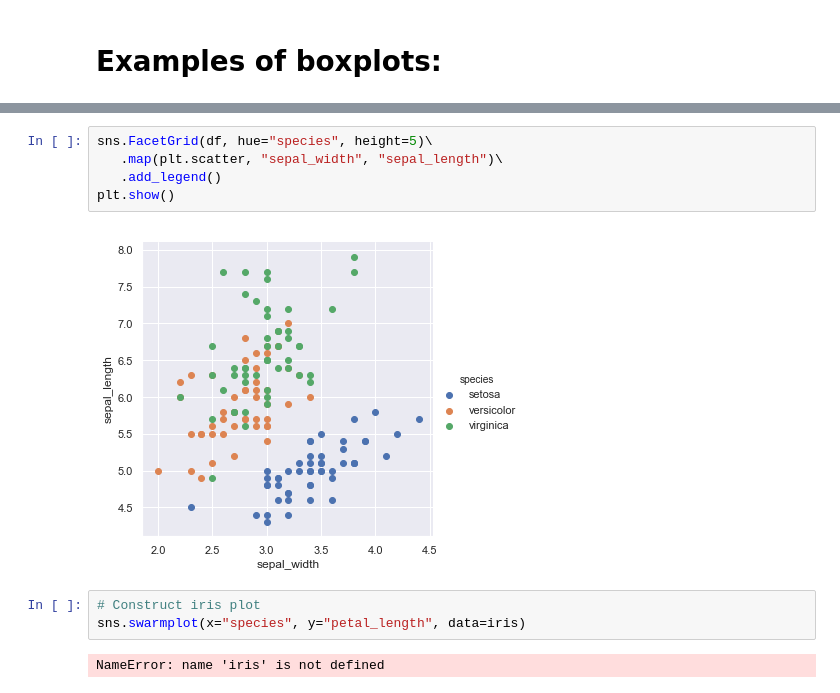
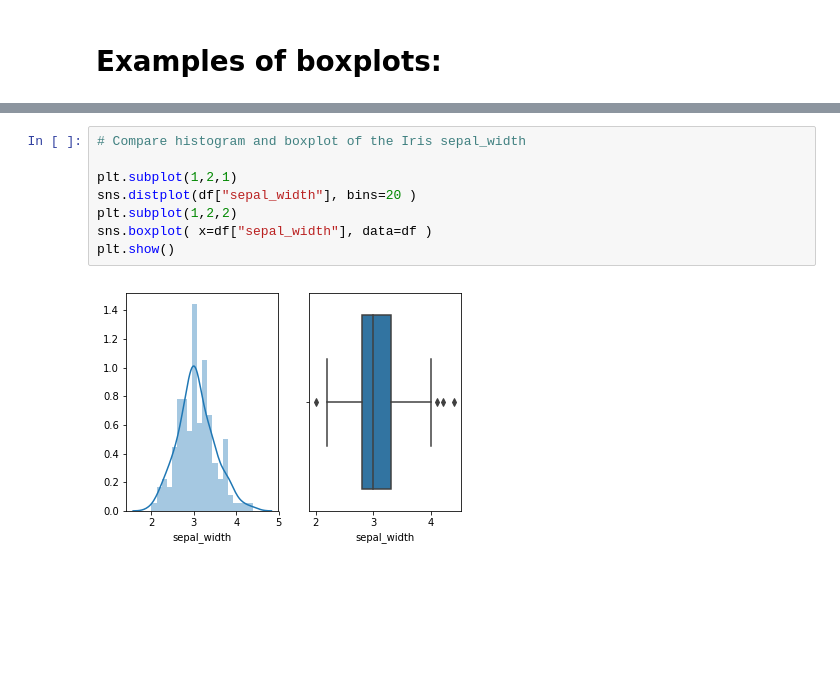
Before and after one commit to mikequaid/Proj-Funda, a Jupyter notebook: boxplot.ipynb, the cells around one changed output, grey strips where cells are left out. Drawn from its saved outputs; the diff is of its cells as text; blank space fills up the shorter version.

```diff
--- a/boxplot.ipynb
+++ b/boxplot.ipynb
@@ -207,12 +178,10 @@ A "bee swarm" plot shows that in this dataset there are lots of data near 10 and
-# %%
-sns.FacetGrid(df, hue="species", height=5)\
-   .map(plt.scatter, "sepal_width", "sepal_length")\
-   .add_legend()
-plt.show()
-# %% [output]
-[figure, removed]
-# %%
-# Construct iris plot
-sns.swarmplot(x="species", y="petal_length", data=iris)
-# %% [output]
-NameError: name 'iris' is not defined
+# %%
+# Compare histogram and boxplot of the Iris sepal_width
+
+plt.subplot(1,2,1)
+sns.distplot(df["sepal_width"], bins=20 )
+plt.subplot(1,2,2)
+sns.boxplot( x=df["sepal_width"], data=df )
+plt.show()
+# %% [output]
+[figure, added]
```
Also changed, not shown: parts of 21 cells of this notebook, 2 other files.
